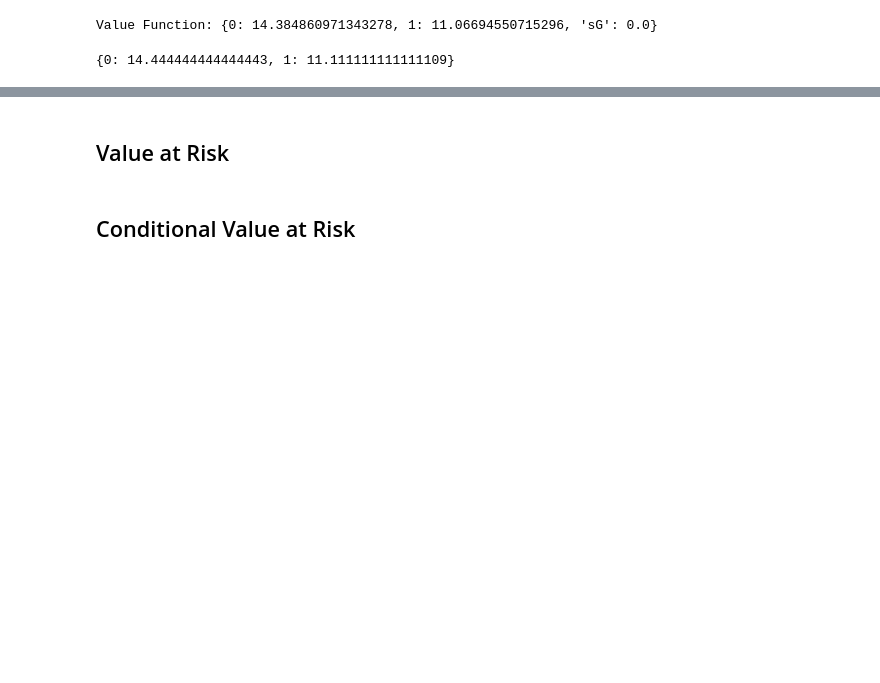
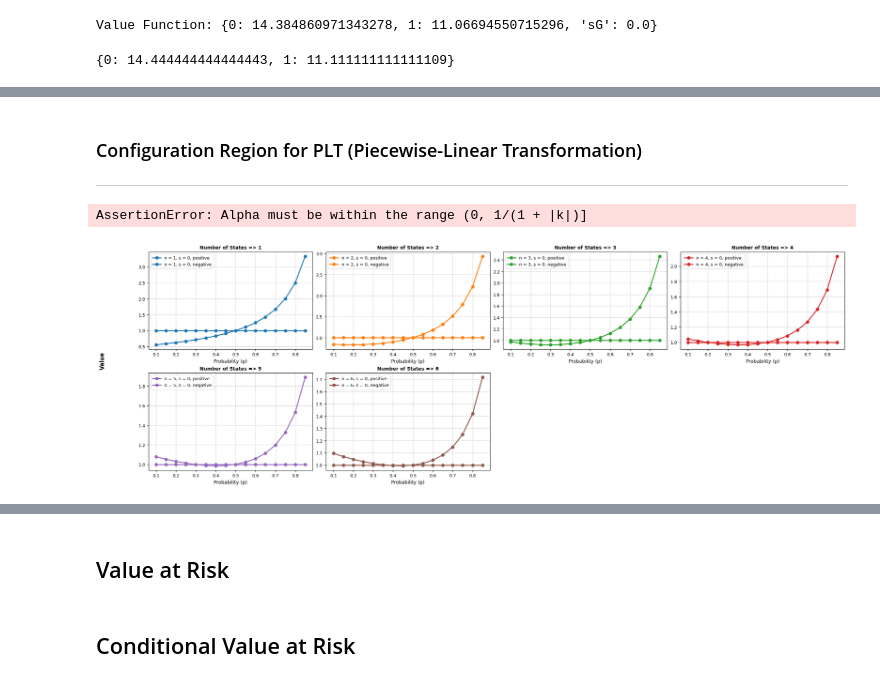
Before and after one commit to igormiyamura/ppgsi_comparable_mdp_risk, a Jupyter notebook: notebooks/4. MSS - 2024 Proposition Validation.ipynb, the cells around one changed output, grey strips where cells are left out. Cells and saved outputs as stored; diff of their text form; code cells hidden in the pictures; blank space fills up the shorter version.

```diff
--- a/notebooks/4. MSS - 2024 Proposition Validation.ipynb
+++ b/notebooks/4. MSS - 2024 Proposition Validation.ipynb
@@ -359,0 +328,16 @@ MSSPlots().compare_data_and_analytical(
+# %% [markdown]
+### Configuration Region for PLT (Piecewise-Linear Transformation)
+
+---
+# %%
+results[plt_method]['run_configuration_region'] = \
+    plt_obj.run_configuration_region(
+        n=range_n,
+        p=range_p,
+        cr=cr,
+        pr=pr,
+        alpha=alpha,
+        gamma=gamma,
+        _threshold=_threshold,
+        _epsilon=_epsilon,
+    )
@@ -359,0 +367,18 @@ MSSPlots().compare_data_and_analytical(
+# %%
+mss_equivalent_cost_solver(
+    n=1,
+    p=0.9,
+    cr=1,
+    pr=0.5,
+    k=1,
+    alpha=None,
+    gamma=1,
+    _threshold=_threshold,
+    _epsilon=_epsilon,
+)
+# %% [output]
+AssertionError: Alpha must be within the range (0, 1/(1 + |k|)]
+# %%
+MSSPlots().plot_configuration_region(results[plt_method]['run_configuration_region'], sharey=False)
+# %% [output]
+[figure, added]
```
Also changed, not shown: parts of 12 cells of this notebook, 2 other files.
